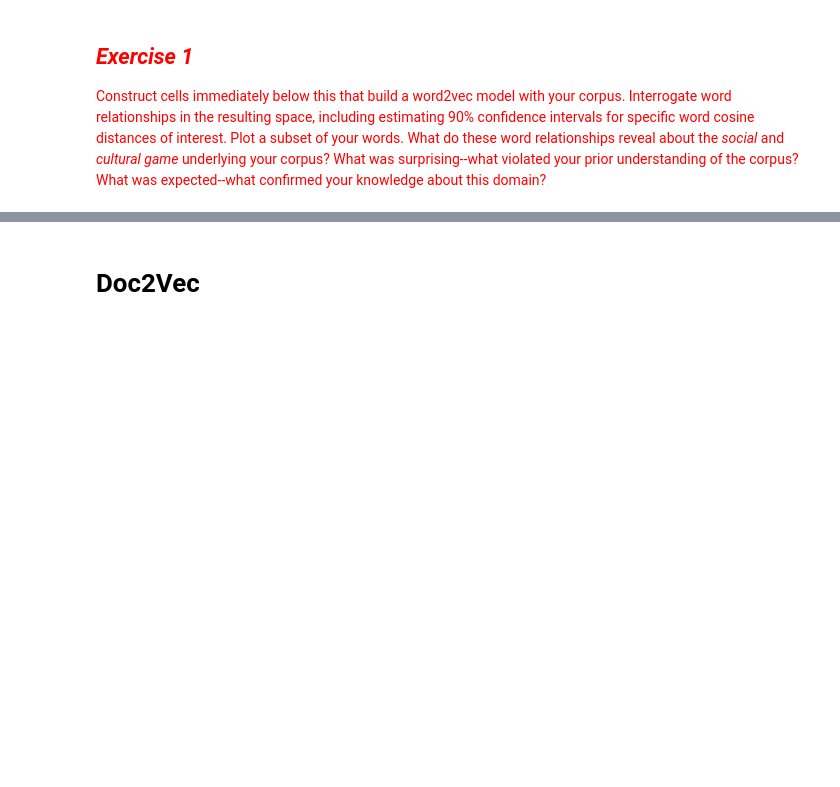
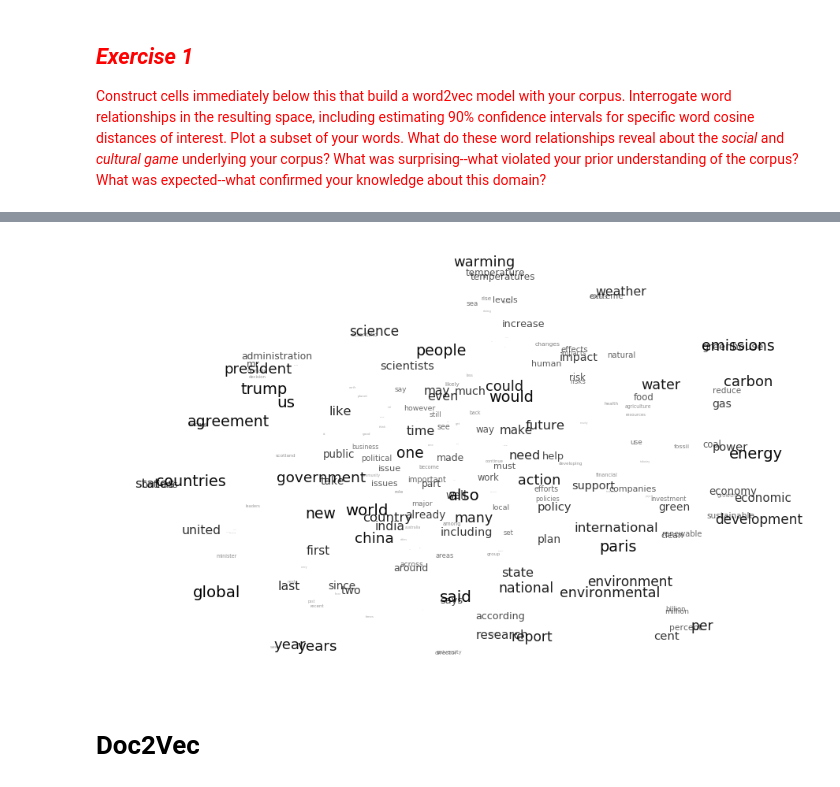
Before and after one commit to sunnyjooey/content-analysis-2018, a Jupyter notebook: 4-Word-Embedding/4-Word-Embedding.ipynb, the cells around one changed output, grey strips where cells are left out. Drawn from its saved outputs; the diff is of its cells as text; code cells hidden in the pictures; blank space fills up the shorter version.

```diff
--- a/4-Word-Embedding/4-Word-Embedding.ipynb
+++ b/4-Word-Embedding/4-Word-Embedding.ipynb
@@ -566,3 +567,6 @@ print("")
 ## <span style="color:red">*Exercise 1*</span>
 
 <span style="color:red">Construct cells immediately below this that build a word2vec model with your corpus. Interrogate word relationships in the resulting space, including estimating 90% confidence intervals for specific word cosine distances of interest. Plot a subset of your words. What do these word relationships reveal about the *social* and *cultural game* underlying your corpus? What was surprising--what violated your prior understanding of the corpus? What was expected--what confirmed your knowledge about this domain?
+# %%
+news_df = pandas.read_pickle('C://Users//Sun-joo Lee//Git_Projects//content-analysis-2018//climate-news-analyst//news_df.pkl')
+our_stops = lucem_illud.stop_words_basic# + ['climate', 'change']
@@ -568,0 +583,3 @@ print("")
+# %%
+prepare_dataframe(news_df, 'text')
+news_w2v = gensim.models.word2vec.Word2Vec(news_df['normalized_sents'].sum())
@@ -569,3 +703,31 @@ print("")
+# %%
+def visualize_words(num_words, w2v):
+    targetWords = w2v.wv.index2word[:num_words]
+    wordsSubMatrix = []
+    for word in targetWords:
+        wordsSubMatrix.append(w2v[word])
+    wordsSubMatrix = np.array(wordsSubMatrix)
+
+    pcaWords = sklearn.decomposition.PCA(n_components = 50).fit(wordsSubMatrix)
+    reducedPCA_data = pcaWords.transform(wordsSubMatrix)
+    #T-SNE is theoretically better, but you should experiment
+    tsneWords = sklearn.manifold.TSNE(n_components = 2, early_exaggeration = 25).fit_transform(reducedPCA_data)
+    fig = plt.figure(figsize = (15,10))
+    ax = fig.add_subplot(111)
+    ax.set_frame_on(False)
+    plt.scatter(tsneWords[:, 0], tsneWords[:, 1], alpha = 0) #Making the points invisible
+    for i, word in enumerate(targetWords):
+        ax.annotate(word,
+                    (tsneWords[:, 0][i],tsneWords[:, 1][i]),
+                    size =  20 * (num_words - i) / num_words,
+                    alpha = .8 * (num_words - i) / num_words + .2)
+    plt.xticks(())
+    plt.yticks(())
+    plt.show()
+# %%
+visualize_words(200, news_w2v)
+# %% [output]
+[figure, added]
 # %% [markdown]
 # Doc2Vec
 # %% [markdown]
```
Also changed, not shown: parts of 15 cells of this notebook.
